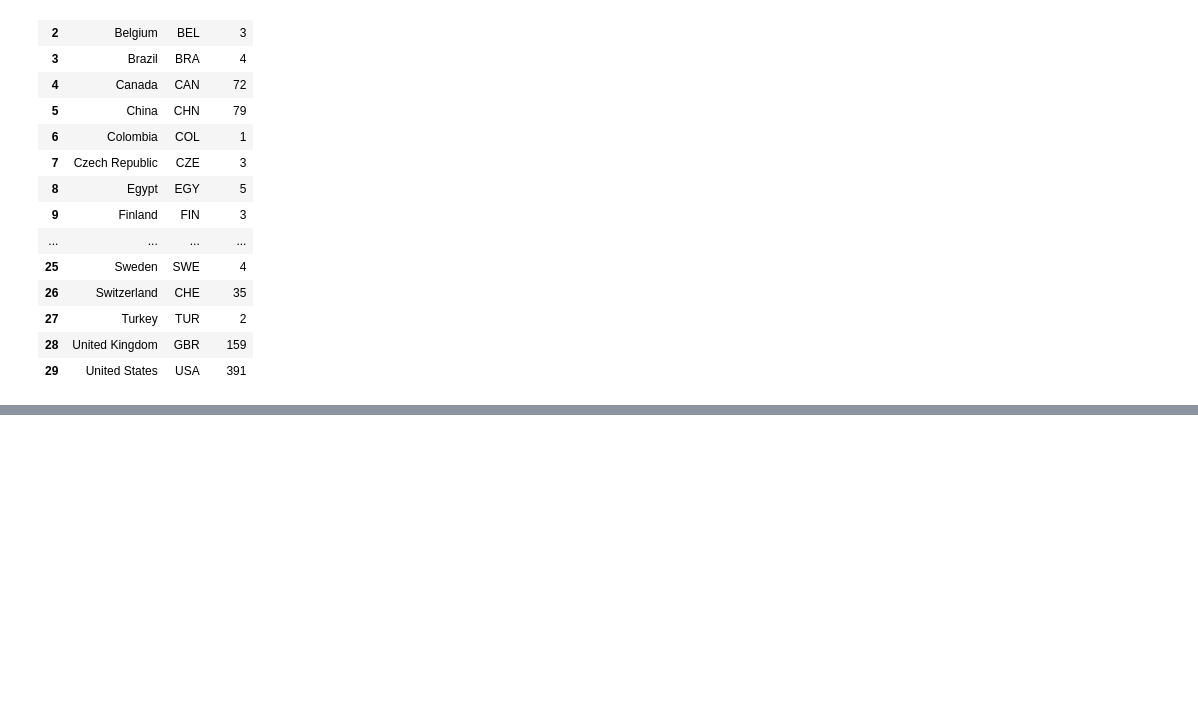
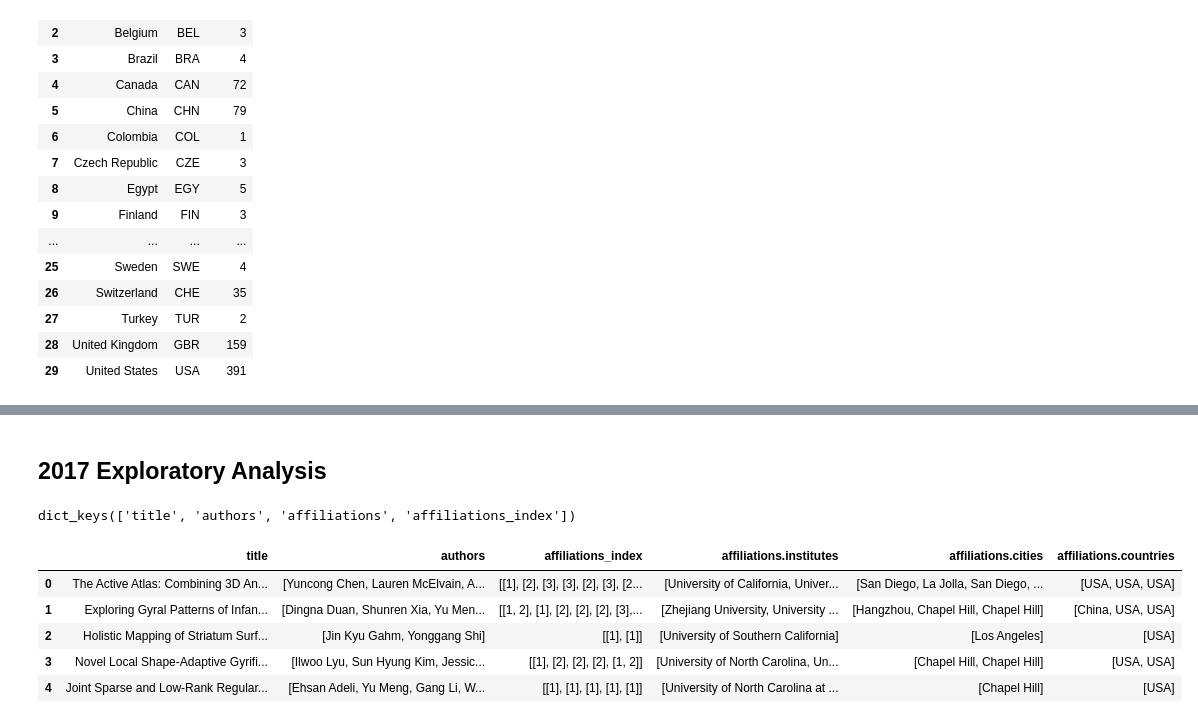
Before and after one commit to v15hv4/MICCAI-Geographical-Diversity-Dataset, a Jupyter notebook: countries_list.ipynb, the cells around one changed output, grey strips where cells are left out. Drawn from its saved outputs; the diff is of its cells as text; code cells hidden in the pictures; blank space fills up the shorter version.

```diff
--- a/countries_list.ipynb
+++ b/countries_list.ipynb
@@ -442,2 +432,20 @@ Dash is running on http://127.0.0.1:8050/
 # %%
 fig.write_html("plots/2016-bar.html")
+# %% [markdown]
+## 2017 Exploratory Analysis
+# %%
+data_2017 = pd.read_json('./data/data-2017-20201005-005549.json')
+data_2017[2017][0].keys()
+# %% [output]
+dict_keys(['title', 'authors', 'affiliations', 'affiliations_index'])
+# %%
+# normalize the json data into table format
+df_2017 = pd.json_normalize(data_2017[2017])
+df_2017.head()
+# %% [output]
+|  | title | authors | affiliations_index | affiliations.institutes | affiliations.cities | affiliations.countries |
+| 0 | The Active Atlas: Combining 3D An... | [Yuncong Chen, Lauren McElvain, A... | [[1], [2], [3], [3], [2], [3], [2... | [University of California, Univer... | [San Diego, La Jolla, San Diego, ... | [USA, USA, USA] |
+| 1 | Exploring Gyral Patterns of Infan... | [Dingna Duan, Shunren Xia, Yu Men... | [[1, 2], [1], [2], [2], [2], [3],... | [Zhejiang University, University ... | [Hangzhou, Chapel Hill, Chapel Hill] | [China, USA, USA] |
+| 2 | Holistic Mapping of Striatum Surf... | [Jin Kyu Gahm, Yonggang Shi] | [[1], [1]] | [University of Southern California] | [Los Angeles] | [USA] |
+| 3 | Novel Local Shape-Adaptive Gyrifi... | [Ilwoo Lyu, Sun Hyung Kim, Jessic... | [[1], [2], [2], [2], [1, 2]] | [University of North Carolina, Un... | [Chapel Hill, Chapel Hill] | [USA, USA] |
+| 4 | Joint Sparse and Low-Rank Regular... | [Ehsan Adeli, Yu Meng, Gang Li, W... | [[1], [1], [1], [1], [1]] | [University of North Carolina at ... | [Chapel Hill] | [USA] |
```
Also changed, not shown: parts of 19 cells of this notebook.
